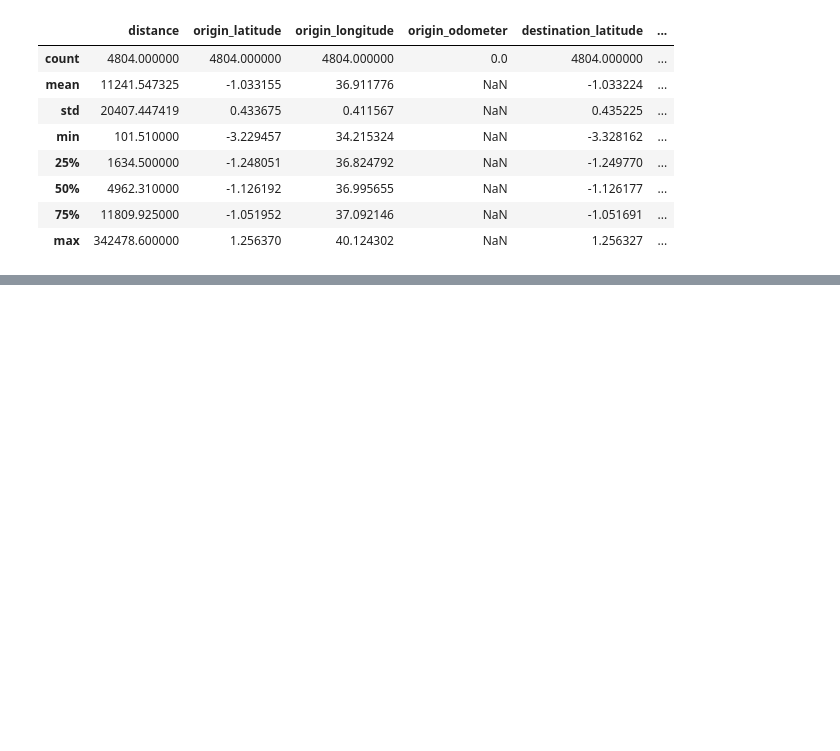
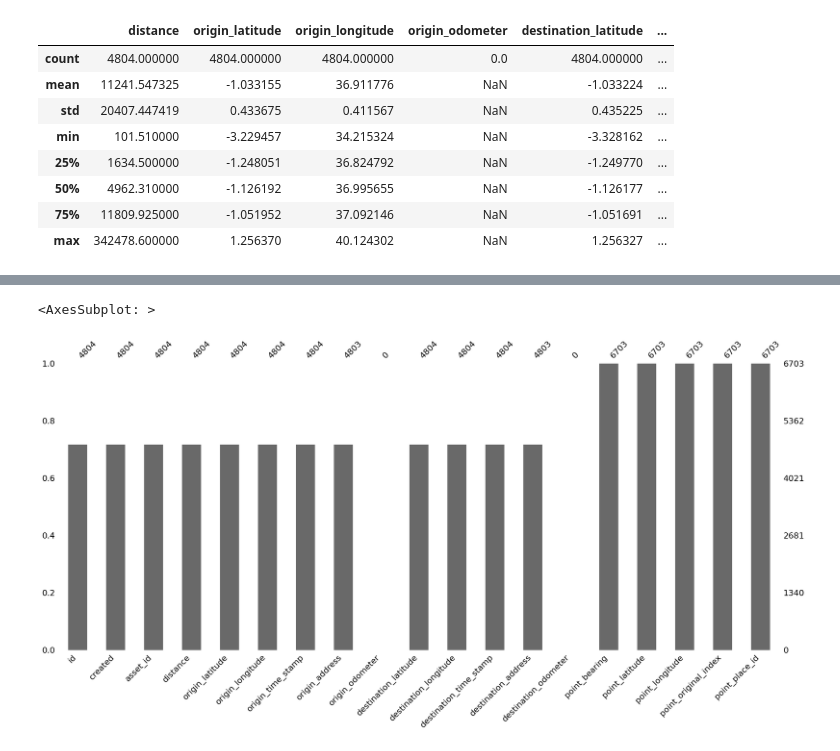
Before and after one commit to Ronnie-Leon76/Yatsa-Analytics, a Jupyter notebook: Yatsa-Analytics-EDA.ipynb, the cells around one changed output, grey strips where cells are left out. Saved outputs shown, nothing was run; the diff lists cells and outputs as text; code cells hidden in the pictures; blank space fills up the shorter version.

```diff
--- a/Yatsa-Analytics-EDA.ipynb
+++ b/Yatsa-Analytics-EDA.ipynb
@@ -114,0 +216,6 @@ trips_df.describe()
+# %%
+import missingno as msno
+msno.bar(trips_df)
+# %% [output]
+<AxesSubplot: >
+[figure, added]
```
Also changed, not shown: parts of 13 cells of this notebook.
